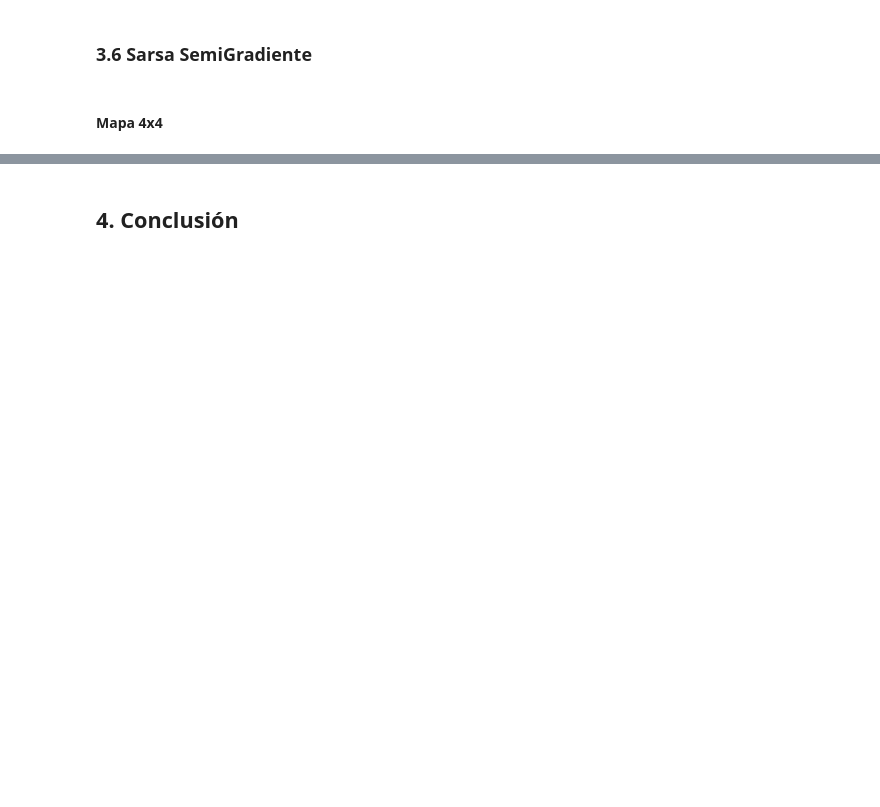
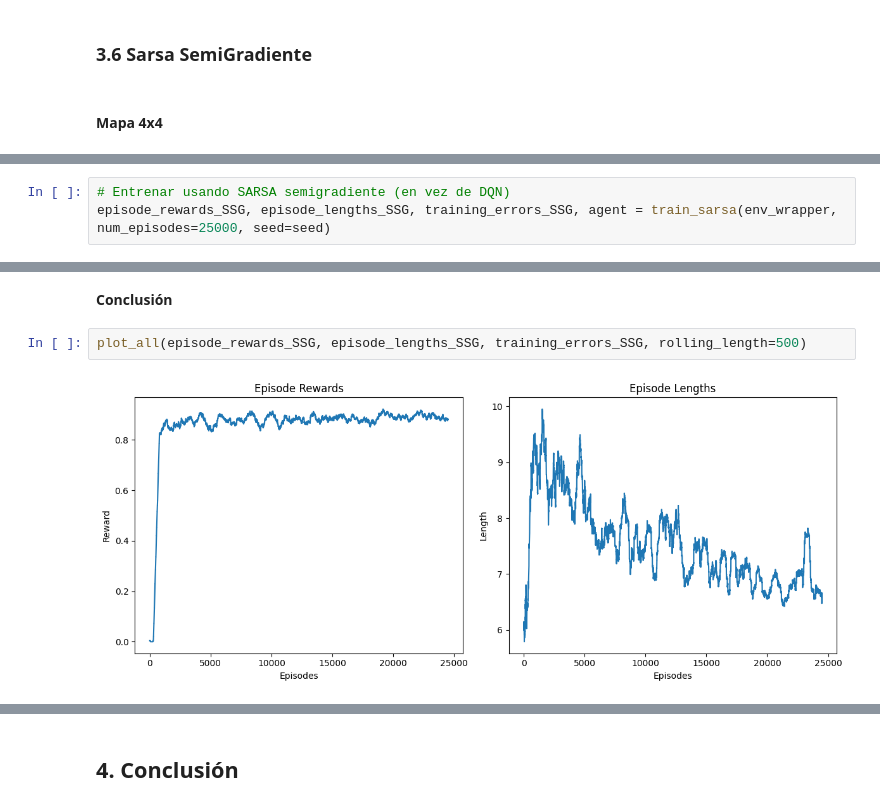
Before and after one commit to GonzaloMA-17/RL_FJLGM, a Jupyter notebook: notebook_aproximaciones_4x4.ipynb, the cells around one changed output, grey strips where cells are left out. Cells and saved outputs as stored; diff of their text form; blank space fills up the shorter version.

```diff
--- a/notebook_aproximaciones_4x4.ipynb
+++ b/notebook_aproximaciones_4x4.ipynb
@@ -183,0 +239,3 @@ Episode 1000, Average Reward: 0.96, Epsilon: 0.01
+# %%
+# Entrenar usando SARSA semigradiente (en vez de DQN)
+episode_rewards_SSG, episode_lengths_SSG, training_errors_SSG, agent = train_sarsa(env_wrapper, num_episodes=25000, seed=seed)
@@ -183,0 +260,6 @@ Episode 1000, Average Reward: 0.96, Epsilon: 0.01
+# %% [markdown]
+**Conclusión**
+# %%
+plot_all(episode_rewards_SSG, episode_lengths_SSG, training_errors_SSG, rolling_length=500)
+# %% [output]
+[figure, added]
```
Also changed, not shown: parts of 27 cells of this notebook, 8 other files.
